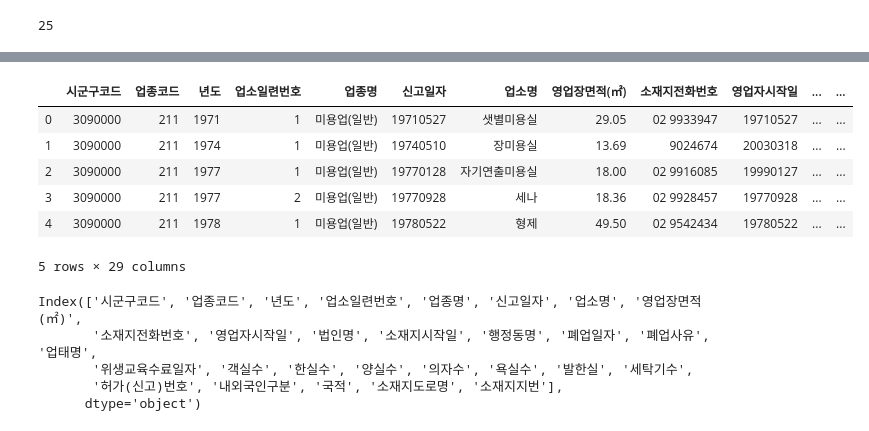
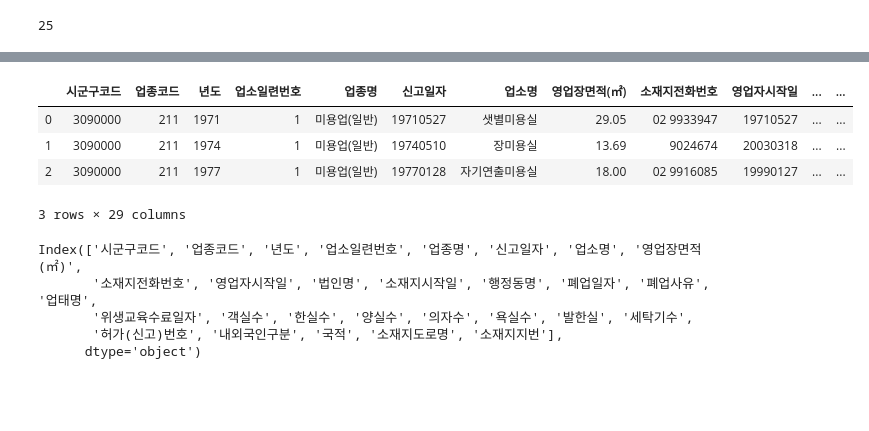
Before and after one commit to DongWon-Sehr/project_marytalk, a Jupyter notebook: dataset/서울시 미용실 데이터 전처리 - 서동원 (20200321).ipynb, the cells around one changed output, grey strips where cells are left out. Saved outputs shown, nothing was run; the diff lists cells and outputs as text; code cells hidden in the pictures; blank space fills up the shorter version.

```diff
--- a/dataset/서울시 미용실 데이터 전처리 - 서동원 (20200321).ipynb
+++ b/dataset/서울시 미용실 데이터 전처리 - 서동원 (20200321).ipynb
@@ -95,15 +96,13 @@ df_list[:1]
  [1066 rows x 29 columns]]
 # %%
 # df_list의 0번째 인덱스에는 도봉구의 데이터(DF)가 들어있다.
-df_list[0].head()
+df_list[0].head(3)
 # %% [output]
 |  | 시군구코드 | 업종코드 | 년도 | 업소일련번호 | 업종명 | 신고일자 | 업소명 | 영업장면적(㎡) | 소재지전화번호 | 영업자시작일 | ... | ... |
 | 0 | 3090000 | 211 | 1971 | 1 | 미용업(일반) | 19710527 | 샛별미용실 | 29.05 | 02 9933947 | 19710527 | ... | ... |
 | 1 | 3090000 | 211 | 1974 | 1 | 미용업(일반) | 19740510 | 장미용실 | 13.69 | 9024674 | 20030318 | ... | ... |
 | 2 | 3090000 | 211 | 1977 | 1 | 미용업(일반) | 19770128 | 자기연출미용실 | 18.00 | 02 9916085 | 19990127 | ... | ... |
-| 3 | 3090000 | 211 | 1977 | 2 | 미용업(일반) | 19770928 | 세나 | 18.36 | 02 9928457 | 19770928 | ... | ... |
-| 4 | 3090000 | 211 | 1978 | 1 | 미용업(일반) | 19780522 | 형제 | 49.50 | 02 9542434 | 19780522 | ... | ... |
-5 rows × 29 columns
+3 rows × 29 columns
 # %%
 # df_list에 저장된 각각의 DF에 column명만 불러오기 예시
 df_list[0].columns
```
Also changed, not shown: parts of 23 cells of this notebook.
